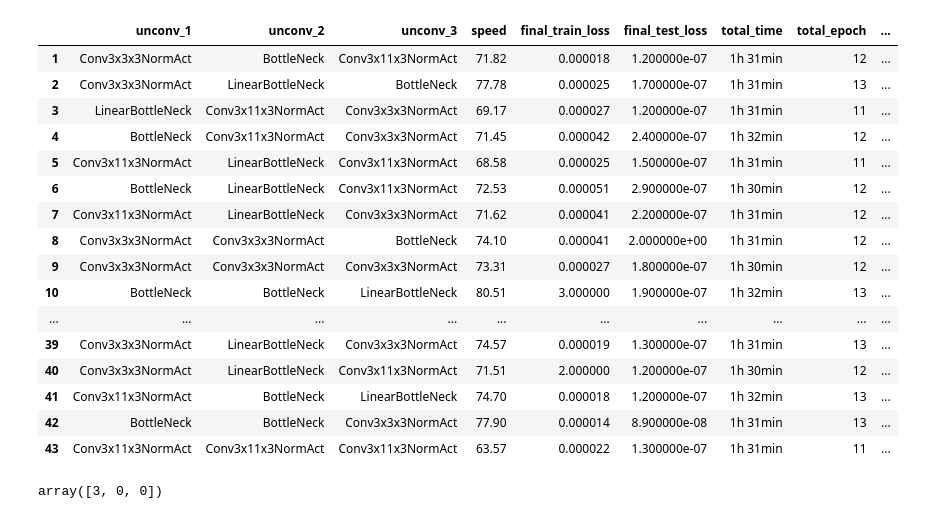
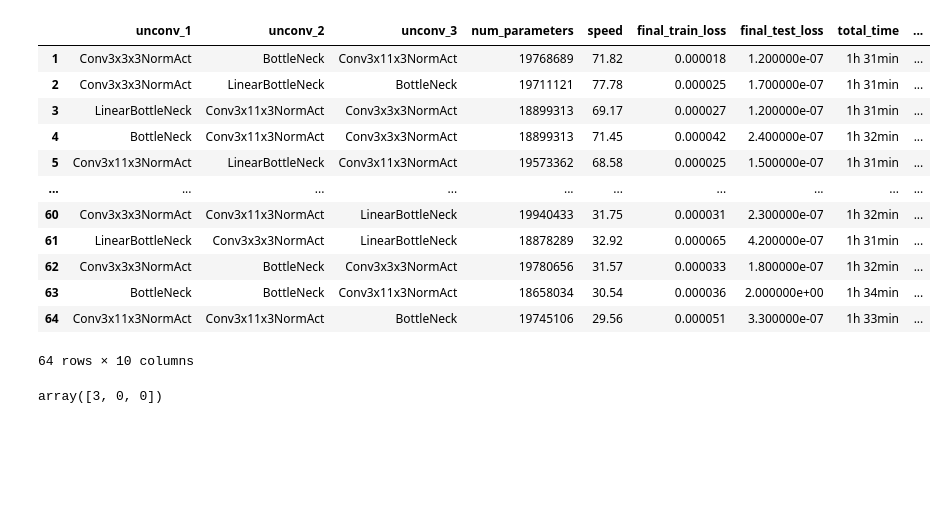
Before and after one commit to Bloomistell/DGBaN, a Jupyter notebook: test.ipynb, the cells around one changed output. Saved outputs shown, nothing was run; the diff lists cells and outputs as text; code cells hidden in the pictures; blank space fills up the shorter version.

```diff
--- a/test.ipynb
+++ b/test.ipynb
@@ -63,53 +111,49 @@ with open("../grid_search_0.stdout", "r") as file:
         if "unconv_1" in line:
             unconv_1.append(line.split(": ")[1].strip()[:-1])
         if "unconv_2" in line:
             unconv_2.append(line.split(": ")[1].strip()[:-1])
         if "unconv_3" in line:
             unconv_3.append(line.split(": ")[1].strip()[:-1])
         if "Number of trainable parameters" in line:
-            num_parameters.append(float(re.findall(r'\d+', line)[0]))
+            num_parameters.append(int(re.findall(r'[\d,]+', line)[0].replace(',', '')))
         if " - speed" in line and "loss" not in line:
             speed.append(float(re.findall(r"[-+]?\d*\.\d+|\d+", line)[0]))
         if " - final train loss:" in line:
             final_train_loss.append(float(re.findall(r"[-+]?\d*\.\d+e-\d+|\d+", line)[0]))
         if " - final test loss:" in line:
             final_test_loss.append(float(re.findall(r"[-+]?\d*\.\d+e-\d+|\d+", line)[0]))
         if " - total time:" in line:
             total_time.append(line.split(": ")[1].strip())
         if " - total epoch:" in line:
             total_epoch.append(int(re.findall(r'\d+', line)[0]))
         if " - epoch per hour:" in line:
             epoch_per_hour.append(float(re.findall(r"[-+]?\d*\.\d+|\d+", line)[0]))
 
 # Create a dictionary of lists
 N = len(speed)
-data = {"unconv_1": unconv_1[:N], "unconv_2": unconv_2[:N], "unconv_3": unconv_3[:N], "speed": speed[:N],
-        "final_train_loss": final_train_loss[:N], "final_test_loss": final_test_loss[:N],
+data = {"unconv_1": unconv_1[:N], "unconv_2": unconv_2[:N], "unconv_3": unconv_3[:N], "num_parameters": num_parameters[:N],
+        "speed": speed[:N], "final_train_loss": final_train_loss[:N], "final_test_loss": final_test_loss[:N],
         "total_time": total_time[:N], "total_epoch": total_epoch[:N], "epoch_per_hour": epoch_per_hour[:N]}
 
 # Create pandas DataFrame from the dictionary
 df = pd.DataFrame(data, index=indexes[:N])
 
 # Print the DataFrame
 df
 # %% [output]
-|  | unconv_1 | unconv_2 | unconv_3 | speed | final_train_loss | final_test_loss | total_time | total_epoch | ... |
-| 1 | Conv3x3x3NormAct | BottleNeck | Conv3x11x3NormAct | 71.82 | 0.000018 | 1.200000e-07 | 1h 31min | 12 | ... |
-| 2 | Conv3x3x3NormAct | LinearBottleNeck | BottleNeck | 77.78 | 0.000025 | 1.700000e-07 | 1h 31min | 13 | ... |
-| 3 | LinearBottleNeck | Conv3x11x3NormAct | Conv3x3x3NormAct | 69.17 | 0.000027 | 1.200000e-07 | 1h 31min | 11 | ... |
-| 4 | BottleNeck | Conv3x11x3NormAct | Conv3x3x3NormAct | 71.45 | 0.000042 | 2.400000e-07 | 1h 32min | 12 | ... |
-| 5 | Conv3x11x3NormAct | LinearBottleNeck | Conv3x11x3NormAct | 68.58 | 0.000025 | 1.500000e-07 | 1h 31min | 11 | ... |
-| 6 | BottleNeck | LinearBottleNeck | Conv3x11x3NormAct | 72.53 | 0.000051 | 2.900000e-07 | 1h 30min | 12 | ... |
-| 7 | Conv3x11x3NormAct | LinearBottleNeck | Conv3x3x3NormAct | 71.62 | 0.000041 | 2.200000e-07 | 1h 31min | 12 | ... |
-| 8 | Conv3x3x3NormAct | Conv3x3x3NormAct | BottleNeck | 74.10 | 0.000041 | 2.000000e+00 | 1h 31min | 12 | ... |
-| 9 | Conv3x3x3NormAct | Conv3x3x3NormAct | Conv3x3x3NormAct | 73.31 | 0.000027 | 1.800000e-07 | 1h 30min | 12 | ... |
-| 10 | BottleNeck | BottleNeck | LinearBottleNeck | 80.51 | 3.000000 | 1.900000e-07 | 1h 32min | 13 | ... |
+|  | unconv_1 | unconv_2 | unconv_3 | num_parameters | speed | final_train_loss | final_test_loss | total_time | ... |
+| 1 | Conv3x3x3NormAct | BottleNeck | Conv3x11x3NormAct | 19768689 | 71.82 | 0.000018 | 1.200000e-07 | 1h 31min | ... |
+| 2 | Conv3x3x3NormAct | LinearBottleNeck | BottleNeck | 19711121 | 77.78 | 0.000025 | 1.700000e-07 | 1h 31min | ... |
+| 3 | LinearBottleNeck | Conv3x11x3NormAct | Conv3x3x3NormAct | 18899313 | 69.17 | 0.000027 | 1.200000e-07 | 1h 31min | ... |
+| 4 | BottleNeck | Conv3x11x3NormAct | Conv3x3x3NormAct | 18899313 | 71.45 | 0.000042 | 2.400000e-07 | 1h 32min | ... |
+| 5 | Conv3x11x3NormAct | LinearBottleNeck | Conv3x11x3NormAct | 19573362 | 68.58 | 0.000025 | 1.500000e-07 | 1h 31min | ... |
 | ... | ... | ... | ... | ... | ... | ... | ... | ... | ... |
-| 39 | Conv3x3x3NormAct | LinearBottleNeck | Conv3x3x3NormAct | 74.57 | 0.000019 | 1.300000e-07 | 1h 31min | 13 | ... |
-| 40 | Conv3x3x3NormAct | LinearBottleNeck | Conv3x11x3NormAct | 71.51 | 2.000000 | 1.200000e-07 | 1h 30min | 12 | ... |
-| 41 | Conv3x11x3NormAct | BottleNeck | LinearBottleNeck | 74.70 | 0.000018 | 1.200000e-07 | 1h 32min | 13 | ... |
-| 42 | BottleNeck | BottleNeck | Conv3x3x3NormAct | 77.90 | 0.000014 | 8.900000e-08 | 1h 31min | 13 | ... |
-| 43 | Conv3x11x3NormAct | Conv3x11x3NormAct | Conv3x11x3NormAct | 63.57 | 0.000022 | 1.300000e-07 | 1h 31min | 11 | ... |
+| 60 | Conv3x3x3NormAct | Conv3x11x3NormAct | LinearBottleNeck | 19940433 | 31.75 | 0.000031 | 2.300000e-07 | 1h 32min | ... |
+| 61 | LinearBottleNeck | Conv3x3x3NormAct | LinearBottleNeck | 18878289 | 32.92 | 0.000065 | 4.200000e-07 | 1h 31min | ... |
+| 62 | Conv3x3x3NormAct | BottleNeck | Conv3x3x3NormAct | 19780656 | 31.57 | 0.000033 | 1.800000e-07 | 1h 32min | ... |
+| 63 | BottleNeck | BottleNeck | Conv3x11x3NormAct | 18658034 | 30.54 | 0.000036 | 2.000000e+00 | 1h 34min | ... |
+| 64 | Conv3x11x3NormAct | Conv3x11x3NormAct | BottleNeck | 19745106 | 29.56 | 0.000051 | 3.300000e-07 | 1h 33min | ... |
+64 rows × 10 columns
 # %%
 np.random.choice([0, 1, 2, 3], size=3)
 # %% [output]
```
Also changed, not shown: parts of 6 cells of this notebook, 11 other files.
